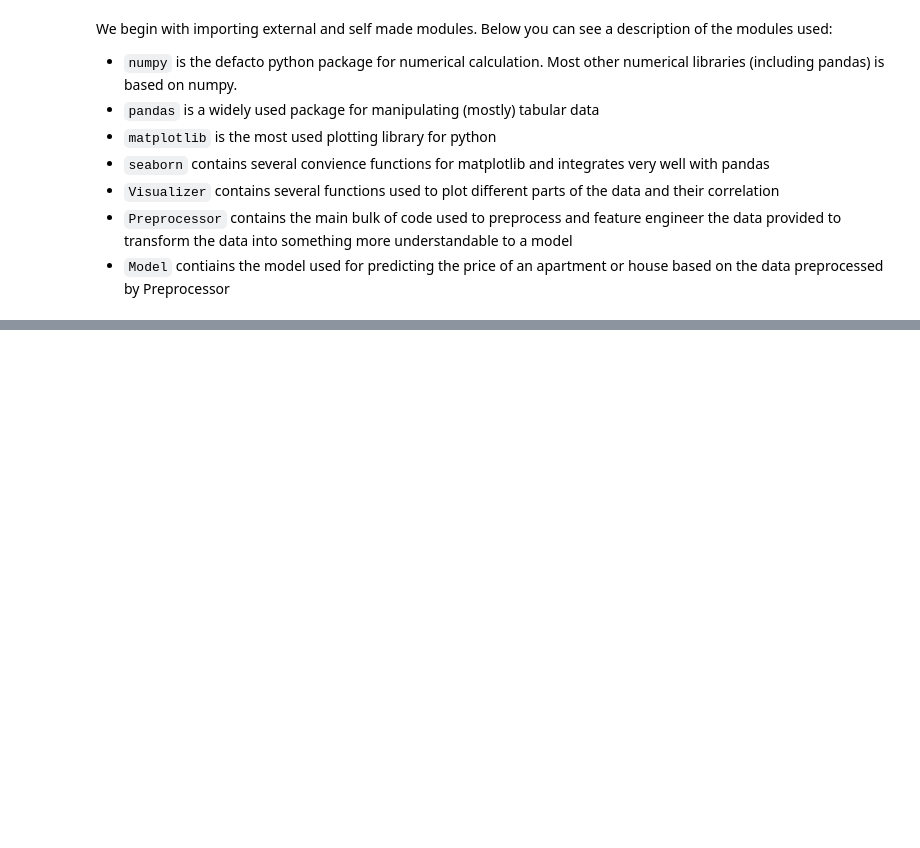
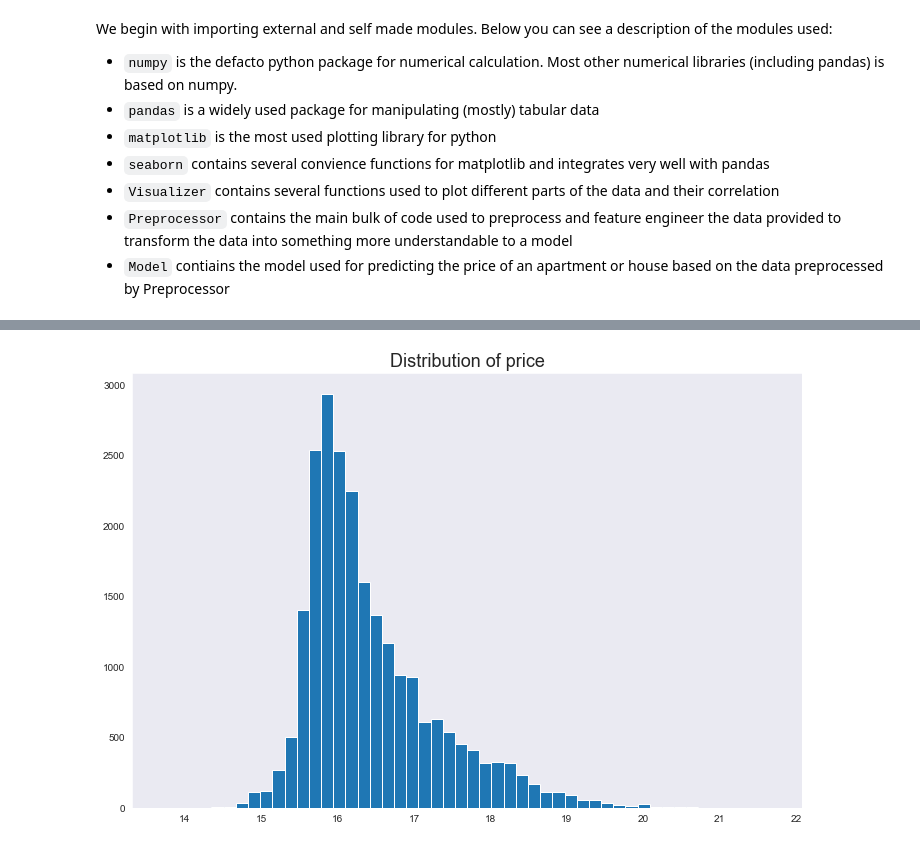
Before and after one commit to Olaussen/TDT4173_group69, a Jupyter notebook: src/notebook.ipynb, the cells around one changed output, grey strips where cells are left out. Drawn from its saved outputs; the diff is of its cells as text; code cells hidden in the pictures; blank space fills up the shorter version.

```diff
--- a/src/notebook.ipynb
+++ b/src/notebook.ipynb
@@ -185,0 +241,4 @@ TODO
+# %%
+visualizer.plot_distribution(data, "price")
+# %% [output]
+[figure, added]
```
Also changed, not shown: parts of 56 cells of this notebook, 3 other files.
